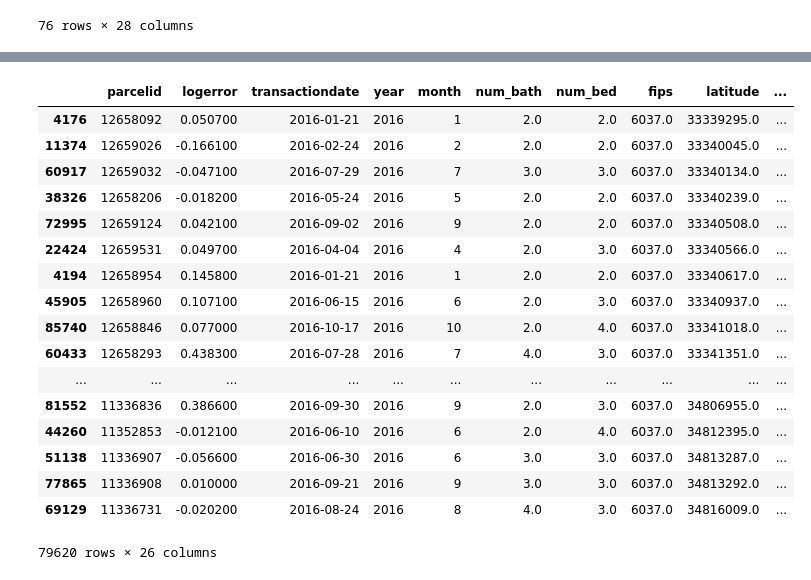
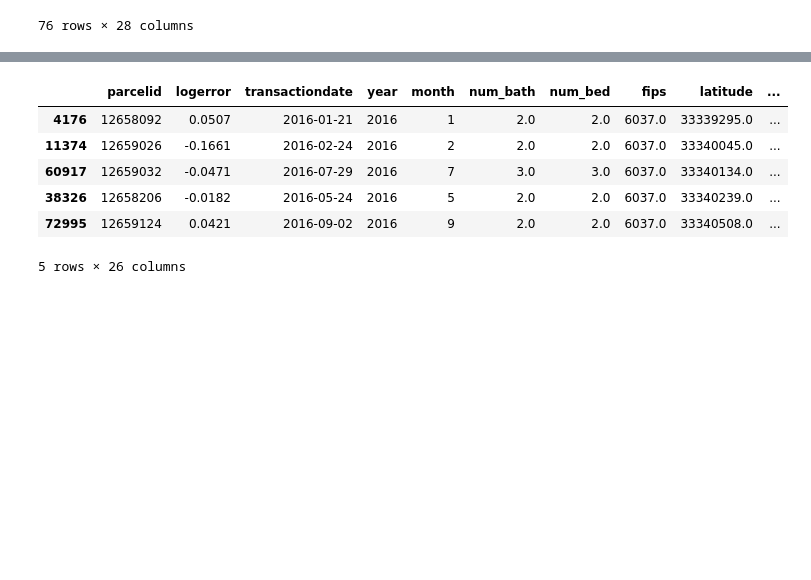
Before and after one commit to coneeleven/CareerTrack-Capstone1, a Jupyter notebook: Capstone 1 - data wrangling.ipynb, the cells around one changed output, grey strips where cells are left out. Cells and saved outputs as stored; diff of their text form; code cells hidden in the pictures; blank space fills up the shorter version.

```diff
--- a/Capstone 1 - data wrangling.ipynb
+++ b/Capstone 1 - data wrangling.ipynb
@@ -194,7 +201,7 @@ props.head()
 | 4 | 10879947 | NaN | NaN | NaN | 0.0 | 0.0 | 4.0 | NaN | NaN | ... |
 5 rows × 58 columns
 # %%
-pd.set_option('precision', 6)
+# pd.set_option('precision', 6)
 props.describe()
 # %% [output]
 |  | parcelid | aircon | arch_style | area_bsmt | num_bath | num_bed | type_framing | condition | num_bath_calc | ... |
@@ -450,7 +316,7 @@ plt.show()                                  # Need to find out why this isn't wo
 # %%
 df = train.merge(props)
 # %%
-pd.set_option('display.max_rows', 65)
+pd.set_option('display.max_rows', 60)
 df.head().transpose()
 # %% [output]
 |  | 0 | 1 | 2 | 3 | 4 |
@@ -895,27 +638,16 @@ df1[df1.build_year.isnull()]
 # %%
 # Drop rest of NA values for clean set to continue (can revert to df1 if necessary)
 #df_clean = df1[(df1.build_year.notnull()) & (df1.censustractandblock.notnull()) & df1.area_lot.notnull()]
 df_clean = df1.dropna()
-df_clean
+df_clean.head()
 # %% [output]
 |  | parcelid | logerror | transactiondate | year | month | num_bath | num_bed | fips | latitude | ... |
-| 4176 | 12658092 | 0.050700 | 2016-01-21 | 2016 | 1 | 2.0 | 2.0 | 6037.0 | 33339295.0 | ... |
-| 11374 | 12659026 | -0.166100 | 2016-02-24 | 2016 | 2 | 2.0 | 2.0 | 6037.0 | 33340045.0 | ... |
-| 60917 | 12659032 | -0.047100 | 2016-07-29 | 2016 | 7 | 3.0 | 3.0 | 6037.0 | 33340134.0 | ... |
-| 38326 | 12658206 | -0.018200 | 2016-05-24 | 2016 | 5 | 2.0 | 2.0 | 6037.0 | 33340239.0 | ... |
-| 72995 | 12659124 | 0.042100 | 2016-09-02 | 2016 | 9 | 2.0 | 2.0 | 6037.0 | 33340508.0 | ... |
-| 22424 | 12659531 | 0.049700 | 2016-04-04 | 2016 | 4 | 2.0 | 3.0 | 6037.0 | 33340566.0 | ... |
-| 4194 | 12658954 | 0.145800 | 2016-01-21 | 2016 | 1 | 2.0 | 2.0 | 6037.0 | 33340617.0 | ... |
-| 45905 | 12658960 | 0.107100 | 2016-06-15 | 2016 | 6 | 2.0 | 3.0 | 6037.0 | 33340937.0 | ... |
-| 85740 | 12658846 | 0.077000 | 2016-10-17 | 2016 | 10 | 2.0 | 4.0 | 6037.0 | 33341018.0 | ... |
-| 60433 | 12658293 | 0.438300 | 2016-07-28 | 2016 | 7 | 4.0 | 3.0 | 6037.0 | 33341351.0 | ... |
-| ... | ... | ... | ... | ... | ... | ... | ... | ... | ... | ... |
-| 81552 | 11336836 | 0.386600 | 2016-09-30 | 2016 | 9 | 2.0 | 3.0 | 6037.0 | 34806955.0 | ... |
-| 44260 | 11352853 | -0.012100 | 2016-06-10 | 2016 | 6 | 2.0 | 4.0 | 6037.0 | 34812395.0 | ... |
-| 51138 | 11336907 | -0.056600 | 2016-06-30 | 2016 | 6 | 3.0 | 3.0 | 6037.0 | 34813287.0 | ... |
-| 77865 | 11336908 | 0.010000 | 2016-09-21 | 2016 | 9 | 3.0 | 3.0 | 6037.0 | 34813292.0 | ... |
-| 69129 | 11336731 | -0.020200 | 2016-08-24 | 2016 | 8 | 4.0 | 3.0 | 6037.0 | 34816009.0 | ... |
+| 4176 | 12658092 | 0.0507 | 2016-01-21 | 2016 | 1 | 2.0 | 2.0 | 6037.0 | 33339295.0 | ... |
+| 11374 | 12659026 | -0.1661 | 2016-02-24 | 2016 | 2 | 2.0 | 2.0 | 6037.0 | 33340045.0 | ... |
+| 60917 | 12659032 | -0.0471 | 2016-07-29 | 2016 | 7 | 3.0 | 3.0 | 6037.0 | 33340134.0 | ... |
+| 38326 | 12658206 | -0.0182 | 2016-05-24 | 2016 | 5 | 2.0 | 2.0 | 6037.0 | 33340239.0 | ... |
+| 72995 | 12659124 | 0.0421 | 2016-09-02 | 2016 | 9 | 2.0 | 2.0 | 6037.0 | 33340508.0 | ... |
-79620 rows × 26 columns
+5 rows × 26 columns
 # %%
 # Verify data is clean
 df_clean.isnull().sum().sort_values(ascending=False)
```
Also changed, not shown: parts of 59 cells of this notebook, 2 other files.
